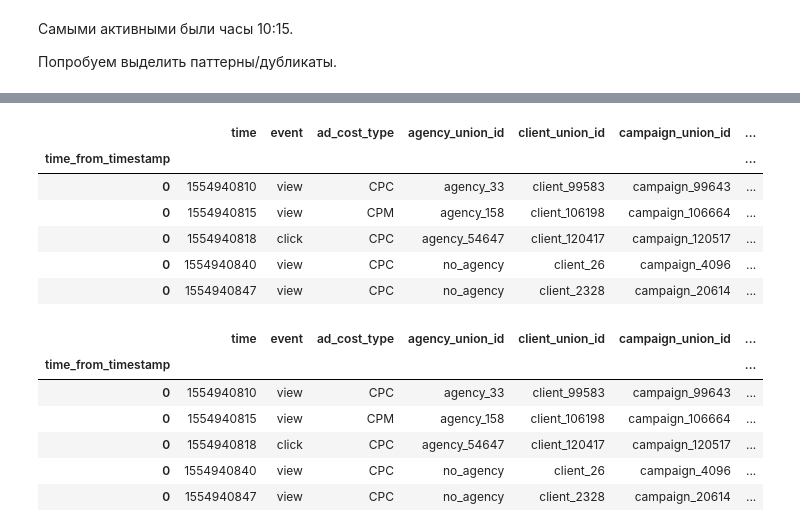
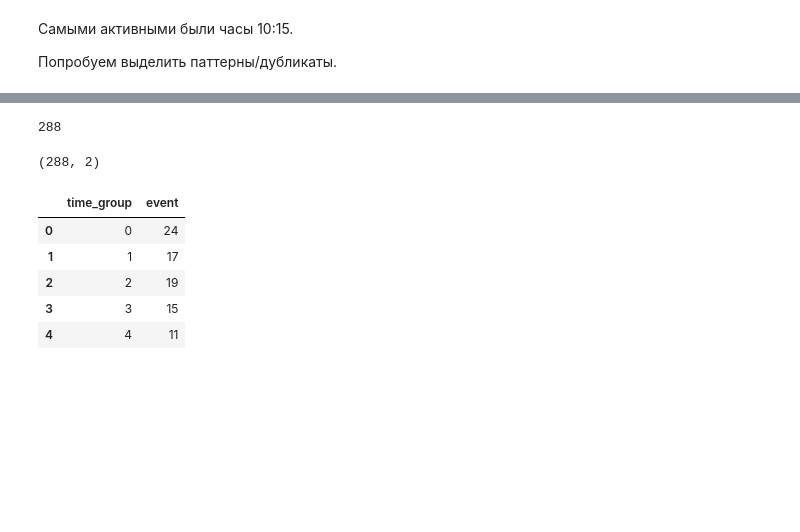
Before and after one commit to Espad/vk_analytics, a Jupyter notebook: vk_adv_analyse.ipynb, the cells around one changed output, grey strips where cells are left out. Saved outputs shown, nothing was run; the diff lists cells and outputs as text; code cells hidden in the pictures; blank space fills up the shorter version.

Commit message:
start with arima

```diff
--- a/vk_adv_analyse.ipynb
+++ b/vk_adv_analyse.ipynb
@@ -723,0 +874,8 @@ df_splash_hour_index[(df_splash_hour_index.index == 10) & (df_splash_hour_index.
+# %%
+#df_test = df[df.date == '2019-04-11']
+
+df_test = df[df.date == '2019-04-09']
+df_test = df_test.set_index(df_test.time)
+df_test.drop(['date', 'has_video', 'time'], axis = 1, inplace = True)
+df_test = df_test.sort_values('time')
+df_test.head()
@@ -723,0 +890,9 @@ df_splash_hour_index[(df_splash_hour_index.index == 10) & (df_splash_hour_index.
+# %%
+window_interval_sec = 300 # 10 min
+start_time = df_test.index[0]#df_test.iloc[0]
+end_time = df_test.index[-1] #df_test.iloc[df_test.shape[0]-1]
+chunk_size = int((24 * 60 * 60) / window_interval_sec)
+print (chunk_size) # equals amount of 5 minutes
+# хорошо бы доработать до использования четких каждые 5 мин, а не по кол-ву, которое есть.
+# %% [output]
+288
@@ -724,20 +902,19 @@ df_splash_hour_index[(df_splash_hour_index.index == 10) & (df_splash_hour_index.
+# %%
+df_test['time_group'] = (df_test.assign(timestamp=df_test['time_from_timestamp'].dt.floor('5min'))
+       .groupby(pd.Grouper(key='time_from_timestamp',freq='5min'))
+       .ngroup())
+day_groupped = df_test.groupby('time_group', as_index=False)\
+.agg({'event' : 'count'})
+# %%
+day_groupped.shape
+# %% [output]
+(288, 2)
 # %%
-df_splash_hour_index.head()
+day_groupped.head()
 # %% [output]
-|  | time | event | ad_cost_type | agency_union_id | client_union_id | campaign_union_id | ... |
-| time_from_timestamp |  |  |  |  |  |  | ... |
-| 0 | 1554940810 | view | CPC | agency_33 | client_99583 | campaign_99643 | ... |
-| 0 | 1554940815 | view | CPM | agency_158 | client_106198 | campaign_106664 | ... |
-| 0 | 1554940818 | click | CPC | agency_54647 | client_120417 | campaign_120517 | ... |
-| 0 | 1554940840 | view | CPC | no_agency | client_26 | campaign_4096 | ... |
-| 0 | 1554940847 | view | CPC | no_agency | client_2328 | campaign_20614 | ... |
+|  | time_group | event |
+| 0 | 0 | 24 |
+| 1 | 1 | 17 |
+| 2 | 2 | 19 |
+| 3 | 3 | 15 |
+| 4 | 4 | 11 |
-# %%
-df_splash_hour_index[df_splash_hour_index.index == 0].head()
-# %% [output]
-|  | time | event | ad_cost_type | agency_union_id | client_union_id | campaign_union_id | ... |
-| time_from_timestamp |  |  |  |  |  |  | ... |
-| 0 | 1554940810 | view | CPC | agency_33 | client_99583 | campaign_99643 | ... |
-| 0 | 1554940815 | view | CPM | agency_158 | client_106198 | campaign_106664 | ... |
-| 0 | 1554940818 | click | CPC | agency_54647 | client_120417 | campaign_120517 | ... |
-| 0 | 1554940840 | view | CPC | no_agency | client_26 | campaign_4096 | ... |
-| 0 | 1554940847 | view | CPC | no_agency | client_2328 | campaign_20614 | ... |
```
Also changed, not shown: parts of 105 cells of this notebook.
